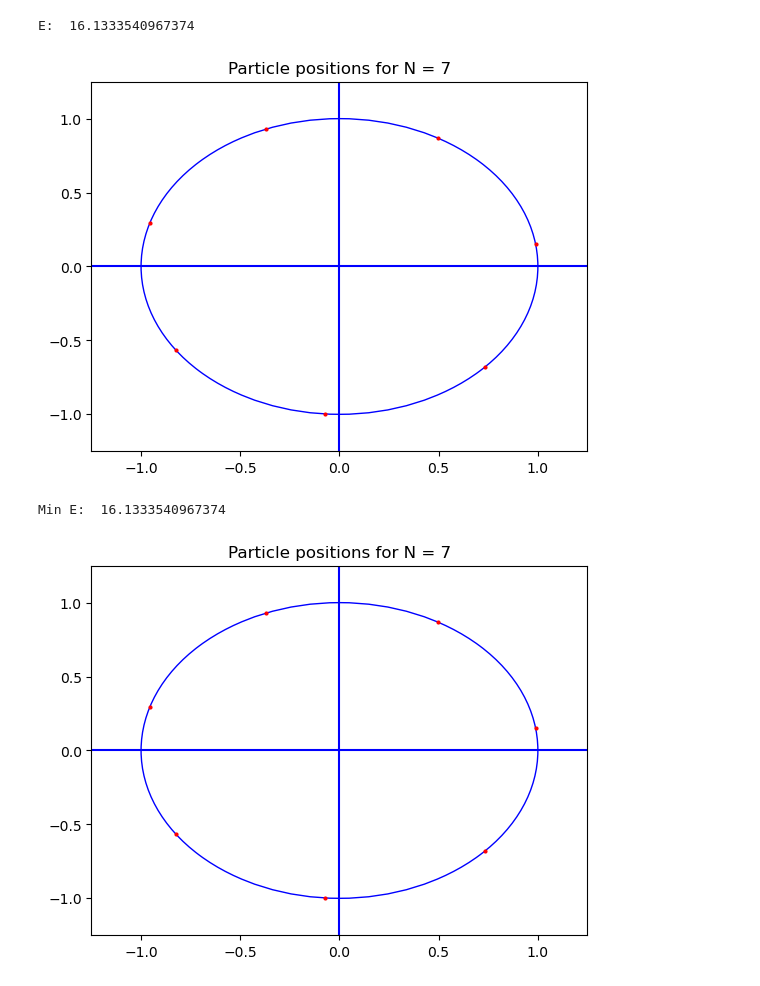
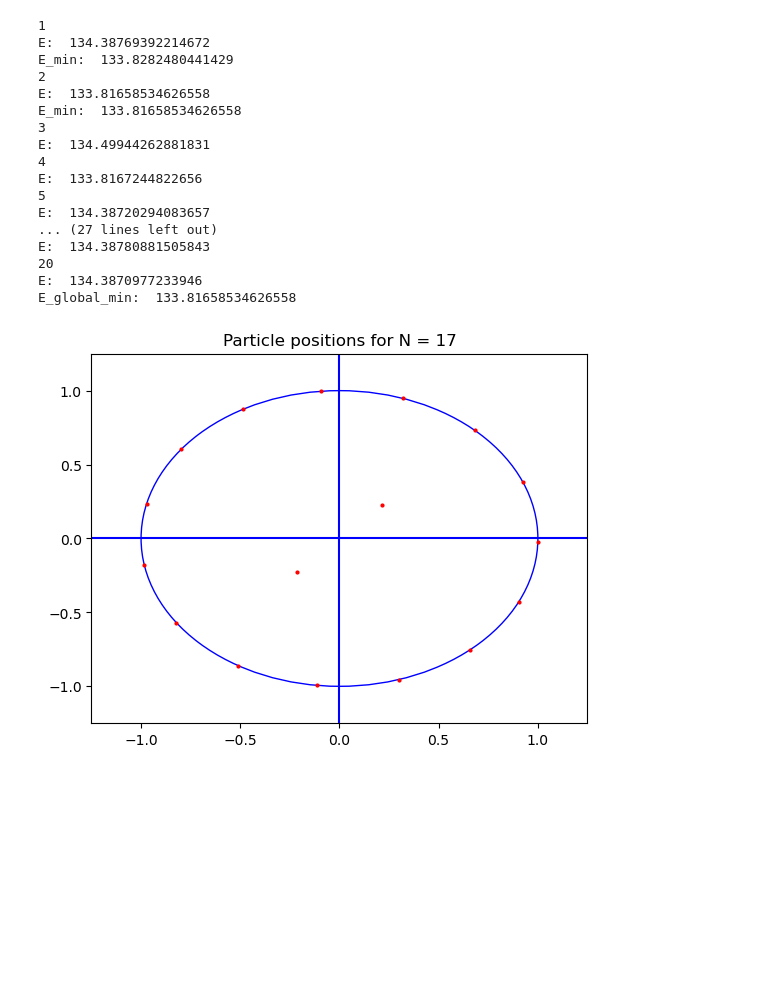
Before and after one commit to Asewlal01/SimAnnealParticleOptimize, a Jupyter notebook: Ravi_Notebook.ipynb, the cells around one changed output. Cells and saved outputs as stored; diff of their text form; code cells hidden in the pictures; blank space fills up the shorter version.

```diff
--- a/Ravi_Notebook.ipynb
+++ b/Ravi_Notebook.ipynb
@@ -122,19 +142,22 @@ def annealing(N, T_max, T_min, cooling_schedule, no_iterations):
 
     # Annealing process
     while T > T_min:
-        #print("T: ", T) # Print temperature
-
-        # Initialize standard deviation of random normal perturbation
-        sigma = T /T_max
-
         # Initialize lists to store results per iteration
         E_iter = []
         p_iter = []
 
+
         # Markov chain
-        for _ in range(no_iterations):
-            # Get new positions for each iteration
-            p, E = new_positions(p, E, T, sigma)
+        for k in range(no_iterations):
+            # Initialize standard deviation of random normal perturbation
+            sigma = T
+
+            # Inducing some random perturbations
+            if k == no_iterations/10:
+                p, E = random_new_positions(p, E, T, sigma)
+
+            # Get forced new positions for each iteration
+            p, E = forced_new_positions(p, E, T, sigma)
             #print("E: ", E)
 
             E_iter.append(E)
@@ -152,20 +175,41 @@ def annealing(N, T_max, T_min, cooling_schedule, no_iterations):
 
     return p_min_per_temp, E_min_per_temp
 # %%
-particles = 7
-max_temp = 100
-min_temp = 0.1
-alpha = 0.99
-iterations = 200
+particles = 17
+max_temp = 10
+min_temp = 0.01
+alpha = 0.9
+iterations = 100
 
-positions, energies = annealing(particles, max_temp, min_temp, alpha, iterations)
-print("E: ", energies[-1])
-plot_positions(positions[-1])
-
-print("Min E: ", min(energies))
-plot_positions(positions[energies.index(min(energies))])
+E_min = np.inf
+a = 0
+for _ in range(20):
+    a += 1
+    print(a)
+    positions, energies = annealing(particles, max_temp, min_temp, alpha, iterations)
+    print("E: ", energies[-1])
+    if min(energies) < E_min:
+        E_min = min(energies)
+        print("E_min: ", E_min)
+        p_min = positions[energies.index(min(energies))]
+print("E_global_min: ", E_min)
+plot_positions(p_min)
 # %% [output]
-E:  16.1333540967374
+1
+E:  134.38769392214672
+E_min:  133.8282480441429
+2
+E:  133.81658534626558
+E_min:  133.81658534626558
+3
+E:  134.49944262881831
+4
+E:  133.8167244822656
+5
+E:  134.38720294083657
+... (27 lines left out)
+E:  134.38780881505843
+20
+E:  134.3870977233946
+E_global_min:  133.81658534626558
-[figure, old version]
+[figure, new version]
-Min E:  16.1333540967374
-[figure, removed]
```
Also changed, not shown: parts of 8 cells of this notebook, 1 other file.
